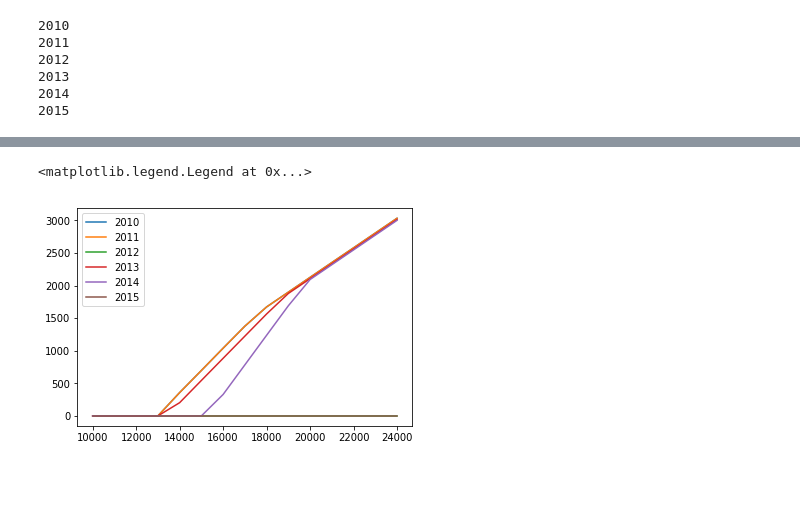
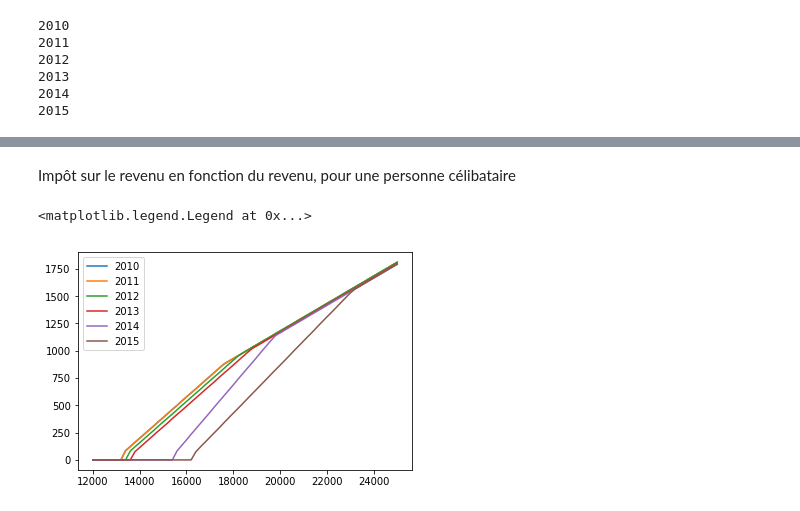
Before and after one commit to etalab/calculette-impots-exemples, a Jupyter notebook: notebooks/diachronie.ipynb, the cells around one changed output, grey strips where cells are left out. Saved outputs shown, nothing was run; the diff lists cells and outputs as text; code cells hidden in the pictures; blank space fills up the shorter version.

```diff
--- a/notebooks/diachronie.ipynb
+++ b/notebooks/diachronie.ipynb
@@ -20,9 +19,12 @@ alias_values = {'TSHALLOV': np.linspace(0, 99000., 100)}
+# %%
+n_batch = 66
+alias_values = {'1AJ': np.linspace(12000, 25000., n_batch)}
 # %%
 curves = {}
 for year, millesime_name in millesime_names.items():
     print(year)
-    vector_engine = calculette_impots_exemples.VectorComputationEngine(millesime_name, 100)
-    results = vector_engine.compute(alias_values, ['IINET'])
+    vector_engine = calculette_impots_exemples.VectorComputationEngine(millesime_name, n_batch)
+    results = vector_engine.compute(alias_values, ['IRN'])
     curves[year] = results
 # %% [output]
 2010
@@ -54,7 +36,9 @@ curves
+# %% [markdown]
+Impôt sur le revenu en fonction du revenu, pour une personne célibataire
 # %%
 for year, curve in curves.items():
-    plt.plot(alias_values['TSHALLOV'][10:25], curve['IINET'][10:25], label=str(year))
+    plt.plot(alias_values['1AJ'], curve['IRN'], label=str(year))
 plt.legend()
 # %% [output]
 <matplotlib.legend.Legend at 0x...>
-[figure, old version]
+[figure, new version]
```
Also changed, not shown: parts of 19 cells of this notebook, 2 other files.
